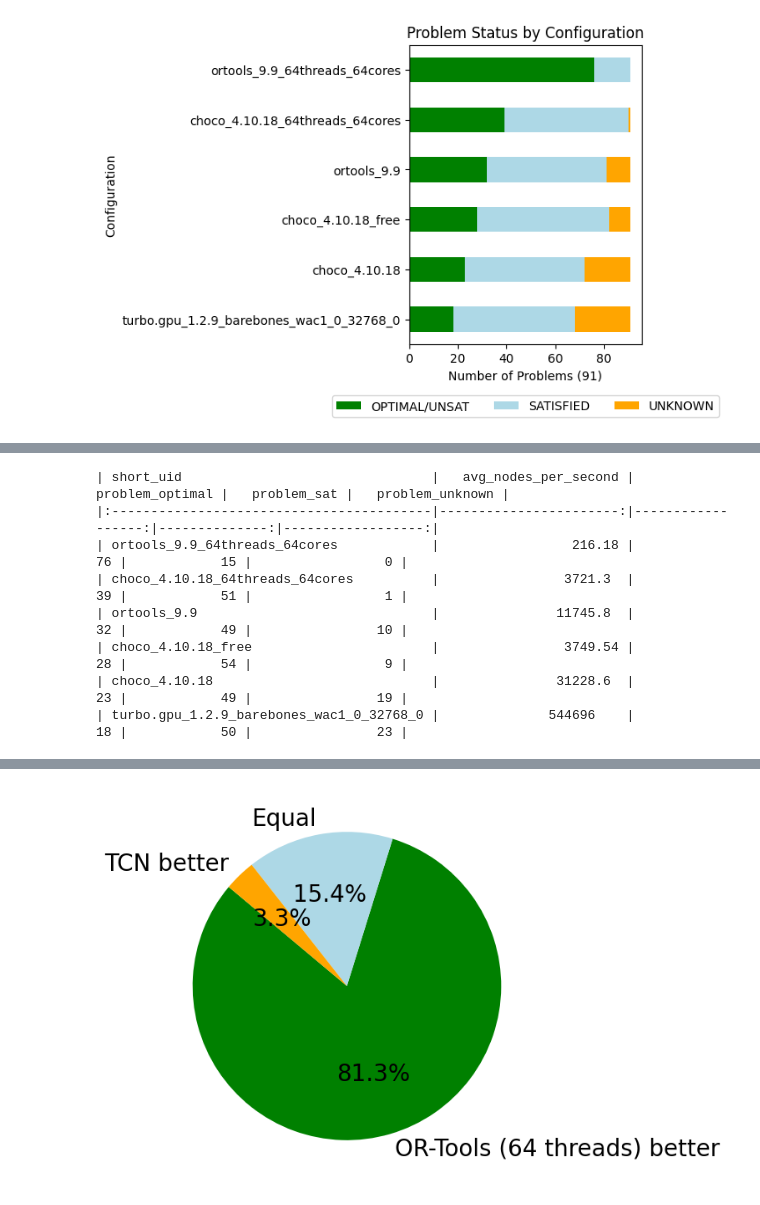
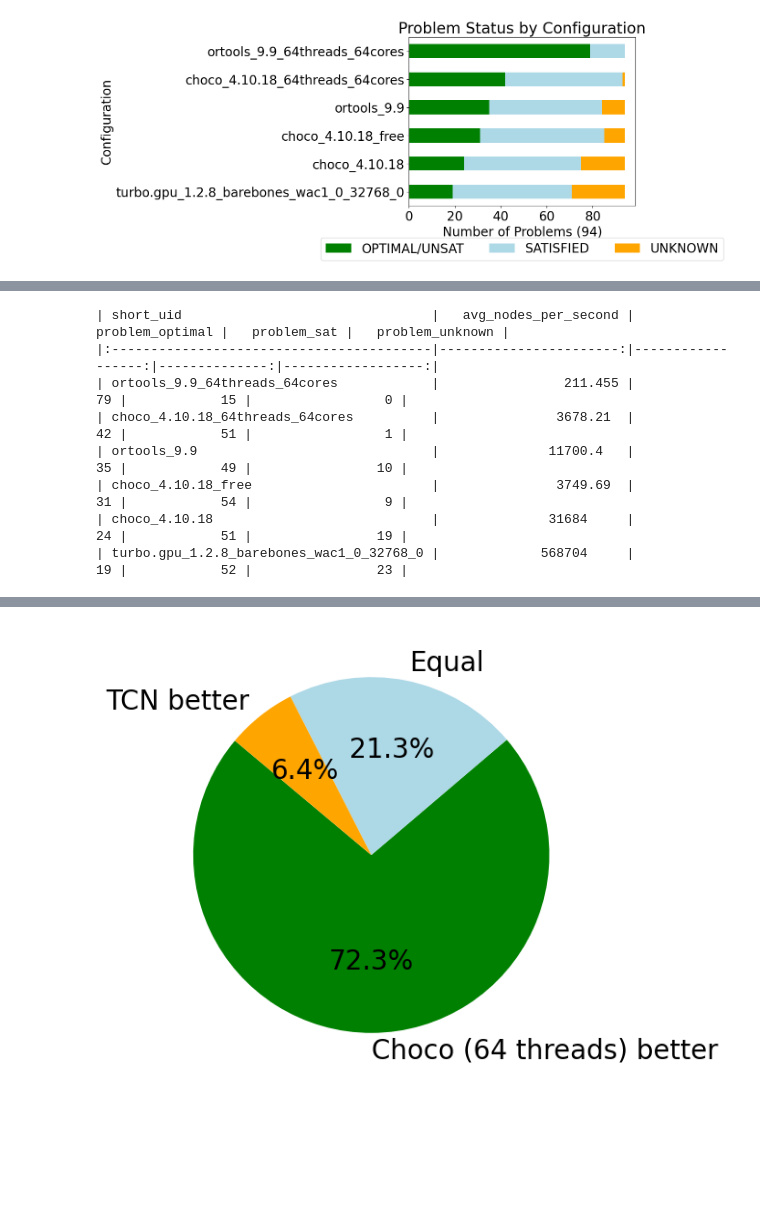
Before and after one commit to lattice-land/bench, a Jupyter notebook: benchmarks/analyzing/analysis.ipynb, the cells around one changed output, grey strips where cells are left out. Saved outputs shown, nothing was run; the diff lists cells and outputs as text; code cells hidden in the pictures; blank space fills up the shorter version.

```diff
--- a/benchmarks/analyzing/analysis.ipynb
+++ b/benchmarks/analyzing/analysis.ipynb
@@ -32,14 +32,13 @@ df = analysis.read_experiments([
   # "../campaign/precision5820/turbo.gpu.release-v1.2.6-mzn2022-short.csv",
   # "../campaign/precision5820/turbo.gpu.release-v1.2.7-mzn2022-short.csv",
   # "../campaign/precision5820/turbo.gpu.release-v1.2.8-mzn2022-short.csv",
-  # "../campaign/precision5820/turbo.gpu.release-v1.2.9-mzn2022-short.csv"
+  # "../campaign/precision5820/turbo.gpu.release-v1.2.8-mzn2022-short.csv"
   # "../campaign/helios/turbo.gpu.release-v1.2.3.csv",
   # "../campaign/helios/turbo.gpu.release-v1.2.4.csv",
   # "../campaign/helios/turbo.gpu.release-v1.2.5.csv",
   # "../campaign/helios/turbo.gpu.release-v1.2.6.csv",
   # "../campaign/helios/turbo.gpu.release-v1.2.7-mzn2024.csv",
-  # "../campaign/helios/turbo.gpu.release-v1.2.8-mzn2024.csv",
-  "../campaign/helios/turbo.gpu.release-v1.2.9-mzn2024.csv",
+  "../campaign/helios/turbo.gpu.release-v1.2.8-mzn2024.csv",
   "../campaign/aion/org.choco.choco-v4.10.18-mzn2024.csv",
   "../campaign/aion/com.google.ortools.sat-v9.9.csv"
   # "../campaign/iris/turbo.gpu.release-v1.2.4.csv",
@@ -50,19 +49,6 @@ df = analysis.read_experiments([
 ])
 
 # df.to_csv("test.csv", index=False)
-# df = df[~(df['problem'] == "rcpsp")]
-# df = df[df['problem'] == "rcpsp"]
-
-# Because globalmem was only benchmarked on problems that could fit in shared memory.
-# But we don't want to remove the others for most of the analysis. (comment the line if you want to analyse the globalmem results)
-df = df[df['uid'] != "turbo.gpu.release_1.2.0_precision5820_300s_gpu_4096_64_globalmem"]
-df = df[df['uid'] != "turbo.gpu.release_1.2.8_helios_1200s_hybrid_wac1_4096_32768_132_72"]
-df = df[df['uid'] != "turbo.gpu.release_1.2.8_helios_1200s_barebones_wac1_4096_32768_132"]
-
-# df = df[df['short_uid'] != "turbo.gpu_1.2.7_hybrid_ac1_32768_132_72_disable_simplify_ipc"]
-# df = df[df['short_uid'] != "turbo.gpu_1.2.7_hybrid_ac1_32768_132_72_disable_simplify"]
-# df = df[df['short_uid'] != "turbo.gpu_1.2.7_hybrid_ac1_32768_132_72_force_ternarize_ipc"]
-# df = df[df['short_uid'] != "turbo.gpu_1.2.8_barebones_wac1_4096_32768_0_no_pr"]
 
 mzn_challenge = pd.read_csv("../benchmarking/mzn2024.csv")
 # mzn_challenge = pd.read_csv("../benchmarking/short.csv")
@@ -74,6 +60,18 @@ df = df[df['model_data_file'].isin(mzn_data)]
 # df = df[df['memory_configuration'] != 'global']
 
 df = analysis.intersect(df)
+
+solvers_in_scoreboard = [
+  "com.google.ortools.sat_9.9_aion_1200s_64threads_64cores",
+  "org.choco.choco_4.10.18_aion_1200s_64threads_64cores",
+  "org.choco.choco_4.10.18_aion_1200s_free",
+  "com.google.ortools.sat_9.9_aion_1200s",
+  "org.choco.choco_4.10.18_aion_1200s",
+  "turbo.gpu.release_1.2.8_helios_1200s_barebones_wac1_0_32768_0"
+]
+
+print(analysis.scores_summary('MiniZinc', analysis.minizinc_challenge_score(df, solvers_in_scoreboard)).to_markdown(index=False))
+print(analysis.scores_summary('XCSP3', analysis.xcsp3_challenge_score(df, solvers_in_scoreboard)).to_markdown(index=False))
 
 # df = df[df['timeout_ms'] == 1200000]
 
@@ -89,27 +87,27 @@ sorted_metrics = metrics.sort_values(by=['problem_optimal', 'problem_sat', 'avg_
 print(sorted_metrics[['short_uid','avg_nodes_per_second','problem_optimal', 'problem_sat', 'problem_unknown']].to_markdown(index=False))
 # print(sorted_metrics[['short_uid','problem_optimal', 'problem_sat', 'problem_unknown']].to_latex(index=False))
 
-# analysis.plot_time_distribution("barebones-wac1-sub15", df[df['uid'] == "turbo.gpu.release_1.2.9_helios_1200s_barebones_wac1_0_32768_0"])
+analysis.plot_time_distribution("barebones-wac1-sub15", df[df['uid'] == "turbo.gpu.release_1.2.8_helios_1200s_barebones_wac1_0_32768_0"])
 # analysis.plot_time_distribution("barebones-wac1-sub15", df[df['uid'] == "turbo.gpu.release_1.2.8_precision5820_300s_barebones_wac1_0_32768_0"])
 
-# analysis.comparison_table_md(df, "turbo.gpu.release_1.2.8_precision5820_300s_barebones_wac1_0_32768_0", "turbo.gpu.release_1.2.9_precision5820_300s_barebones_wac1_0_32768_0")
-# analysis.comparison_table_md(df, "turbo.gpu.release_1.2.8_helios_1200s_barebones_wac1_0_32768_0_no_pr", "turbo.gpu.release_1.2.9_helios_1200s_barebones_wac1_0_32768_0")
+# analysis.comparison_table_md(df, "turbo.gpu.release_1.2.7_helios_1200s_hybrid_wac1_4096_32768_264_72", "turbo.gpu.release_1.2.8_helios_1200s_barebones_wac1_0_32768_0")
+# analysis.comparison_table_md(df, "turbo.gpu.release_1.2.8_helios_1200s_barebones_wac1_0_32768_0_no_pr", "turbo.gpu.release_1.2.8_helios_1200s_barebones_wac1_0_32768_0")
 
-# global_cons = pd.read_csv("global-mzn2024.csv")
-# analysis.heatmap_solver_comparison(df,
-#   ("turbo.gpu.release_1.2.9_helios_1200s_barebones_wac1_0_32768_0", "Turbo"),
-#   [("org.choco.choco_4.10.18_aion_1200s", "Choco"),
-#   #  ("org.choco.choco_4.10.18_aion_1200s_64threads_64cores", "Choco (64 threads)"),
-#   #  ("org.choco.choco_4.10.18_aion_1200s_free", "Choco (free)"),
-#    ("com.google.ortools.sat_9.9_aion_1200s", "OrTools")],
-#   global_cons)
+global_cons = pd.read_csv("global-mzn2024.csv")
+analysis.heatmap_solver_comparison(df,
+  ("turbo.gpu.release_1.2.8_helios_1200s_barebones_wac1_0_32768_0", "Turbo"),
+  [("org.choco.choco_4.10.18_aion_1200s", "Choco"),
+  #  ("org.choco.choco_4.10.18_aion_1200s_64threads_64cores", "Choco (64 threads)"),
+  #  ("org.choco.choco_4.10.18_aion_1200s_free", "Choco (free)"),
+   ("com.google.ortools.sat_9.9_aion_1200s", "OrTools")],
+  global_cons)
 
-p = analysis.compare_solvers_pie_chart(df, "turbo.gpu.release_1.2.9_helios_1200s_barebones_wac1_0_32768_0", "org.choco.choco_4.10.18_aion_1200s", "TCN", "Choco")
+p = analysis.compare_solvers_pie_chart(df, "turbo.gpu.release_1.2.8_helios_1200s_barebones_wac1_0_32768_0", "org.choco.choco_4.10.18_aion_1200s", "TCN", "Choco")
 # print(p[p['Comparison'] == 'Error'])
-p = analysis.compare_solvers_pie_chart(df, "turbo.gpu.release_1.2.9_helios_1200s_barebones_wac1_0_32768_0", "org.choco.choco_4.10.18_aion_1200s_free", "TCN", "Choco (free)")
-p = analysis.compare_solvers_pie_chart(df, "turbo.gpu.release_1.2.9_helios_1200s_barebones_wac1_0_32768_0", "org.choco.choco_4.10.18_aion_1200s_64threads_64cores", "TCN", "Choco (64 threads)")
-p = analysis.compare_solvers_pie_chart(df, "turbo.gpu.release_1.2.9_helios_1200s_barebones_wac1_0_32768_0", "com.google.ortools.sat_9.9_aion_1200s", "TCN", "OR-Tools")
-p = analysis.compare_solvers_pie_chart(df, "turbo.gpu.release_1.2.9_helios_1200s_barebones_wac1_0_32768_0", "com.google.ortools.sat_9.9_aion_1200s_64threads_64cores", "TCN", "OR-Tools (64 threads)")
+p = analysis.compare_solvers_pie_chart(df, "turbo.gpu.release_1.2.8_helios_1200s_barebones_wac1_0_32768_0", "org.choco.choco_4.10.18_aion_1200s_free", "TCN", "Choco (free)")
+p = analysis.compare_solvers_pie_chart(df, "turbo.gpu.release_1.2.8_helios_1200s_barebones_wac1_0_32768_0", "org.choco.choco_4.10.18_aion_1200s_64threads_64cores", "TCN", "Choco (64 threads)")
+p = analysis.compare_solvers_pie_chart(df, "turbo.gpu.release_1.2.8_helios_1200s_barebones_wac1_0_32768_0", "com.google.ortools.sat_9.9_aion_1200s", "TCN", "OR-Tools")
+p = analysis.compare_solvers_pie_chart(df, "turbo.gpu.release_1.2.8_helios_1200s_barebones_wac1_0_32768_0", "com.google.ortools.sat_9.9_aion_1200s_64threads_64cores", "TCN", "OR-Tools (64 threads)")
 # print(p[p['Comparison'] == 'Error'])
 # print(p[p['Comparison'] == 'turbo.gpu.release_1.2.5_precision5820_300s_hybrid_ac1_4096_128_10 better'])
 # %% [output]
@@ -117,2 +131,2 @@ p = analysis.compare_solvers_pie_chart(df, "turbo.gpu.release_1.2.9_helios_1200s
-[figure, old version]
+[figure, new version]
 |  | uid | version | machine | short_uid | avg_nodes_per_second | median_nodes_per_second | ... |
@@ -125,8 +139,8 @@ p = analysis.compare_solvers_pie_chart(df, "turbo.gpu.release_1.2.9_helios_1200s
 | short_uid                                |   avg_nodes_per_second |   problem_optimal |   problem_sat |   problem_unknown |
 |:-----------------------------------------|-----------------------:|------------------:|--------------:|------------------:|
-| ortools_9.9_64threads_64cores            |                 216.18 |                76 |            15 |                 0 |
-| choco_4.10.18_64threads_64cores          |                3721.3  |                39 |            51 |                 1 |
-| ortools_9.9                              |               11745.8  |                32 |            49 |                10 |
-| choco_4.10.18_free                       |                3749.54 |                28 |            54 |                 9 |
-| choco_4.10.18                            |               31228.6  |                23 |            49 |                19 |
-| turbo.gpu_1.2.9_barebones_wac1_0_32768_0 |              544696    |                18 |            50 |                23 |
+| ortools_9.9_64threads_64cores            |                211.455 |                79 |            15 |                 0 |
+| choco_4.10.18_64threads_64cores          |               3678.21  |                42 |            51 |                 1 |
+| ortools_9.9                              |              11700.4   |                35 |            49 |                10 |
+| choco_4.10.18_free                       |               3749.69  |                31 |            54 |                 9 |
+| choco_4.10.18                            |              31684     |                24 |            51 |                19 |
+| turbo.gpu_1.2.8_barebones_wac1_0_32768_0 |             568704     |                19 |            52 |                23 |
@@ -137 +151 @@ p = analysis.compare_solvers_pie_chart(df, "turbo.gpu.release_1.2.9_helios_1200s
-[figure, old version]
+[figure, new version]
```
Also changed, not shown: parts of 1 cell of this notebook, 2 other files.
